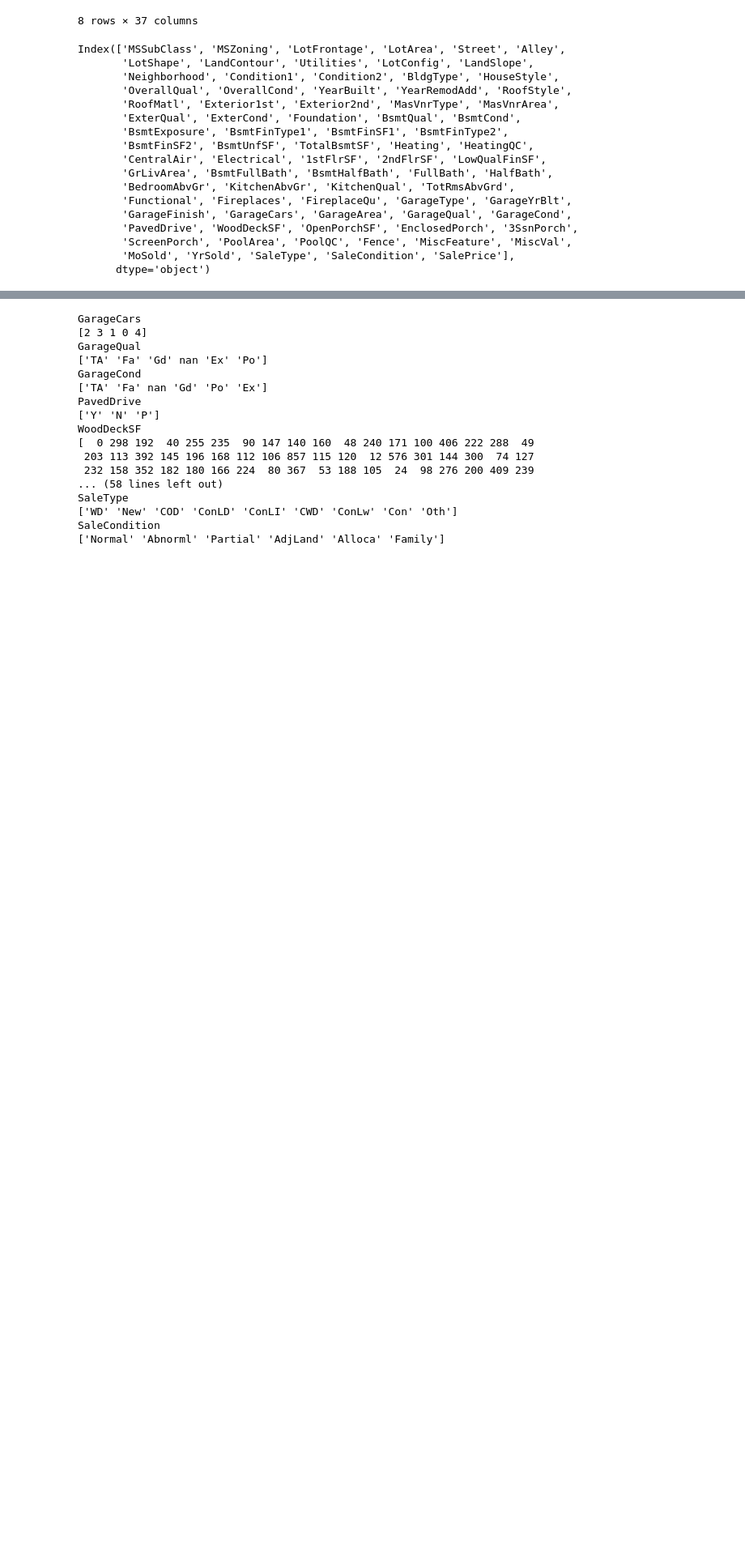
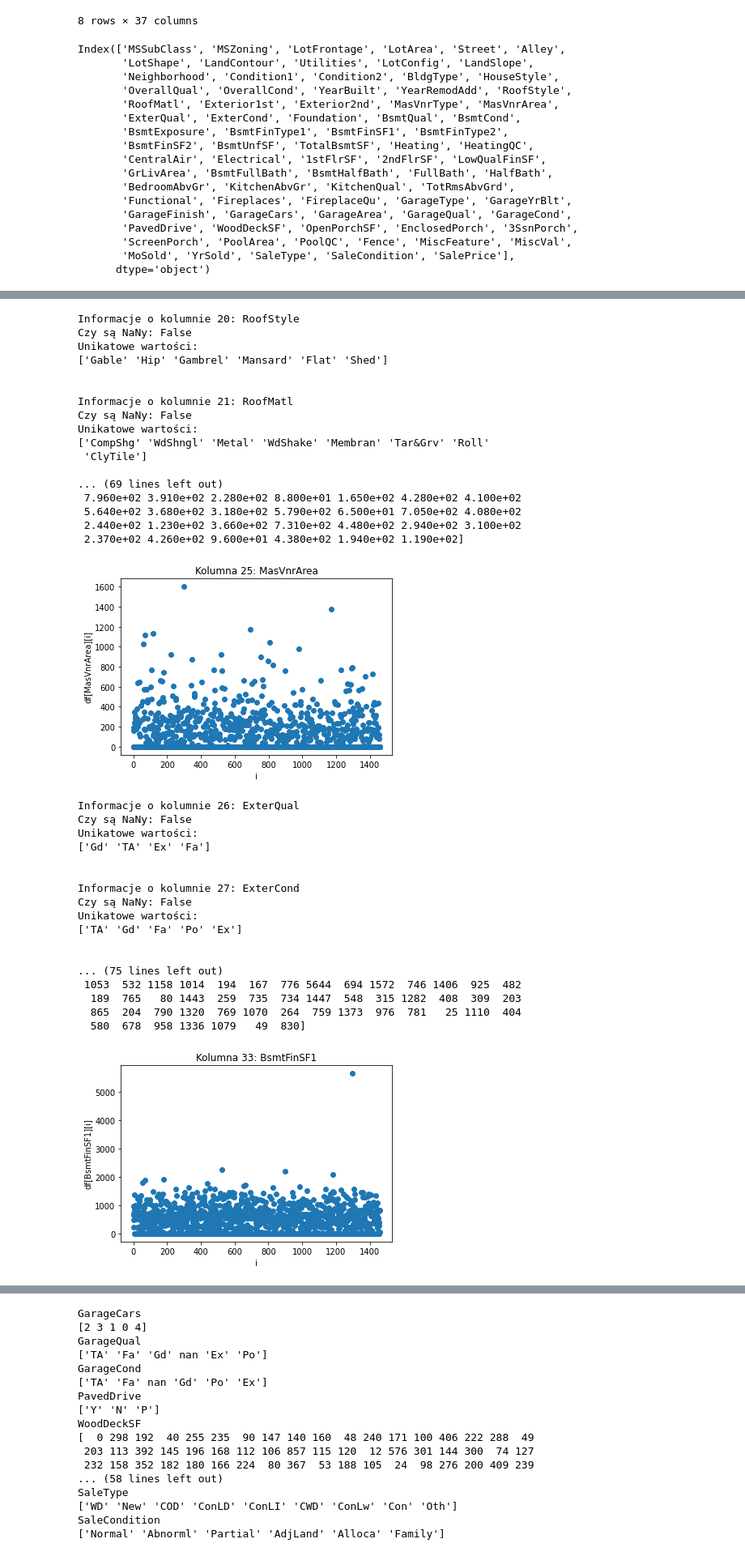
Before and after one commit to jedrexd/WTUM_11_2022, a Jupyter notebook: Projekt.ipynb, the cells around one changed output, grey strips where cells are left out. Shown at 81% size. Cells and saved outputs as stored; diff of their text form; code cells hidden in the pictures; blank space fills up the shorter version.

```diff
--- a/Projekt.ipynb
+++ b/Projekt.ipynb
@@ -72,0 +79,67 @@ Index(['MSSubClass', 'MSZoning', 'LotFrontage', 'LotArea', 'Street', 'Alley',
+# %%
+# kolumny 21-40
+
+col_names_21_40 = df.columns[20:40]
+
+# lista boolean odpowiadajaca na pytanie czy tworzyc wykres scatter do danej kolumny (czyli czy jest ona ciagla)
+paint = {col: 0 for col in df.columns[20:40]}
+# recznie wpisuje ktore rysowac bo nie umiem inaczej xd
+paint['MasVnrArea'] = 1
+paint['BsmtFinSF1'] = 1
+paint['BsmtFinSF2'] = 1
+paint['BsmtUnfSF'] = 1
+paint['TotalBsmtSF'] = 1
+
+# wypisanie informacji o NaNach, unikatowych wartości oraz wykresow
+i = 20
+for col in col_names_21_40:
+  print(f'Informacje o kolumnie {i}: {col}')
+  print(f'Czy są NaNy: {df[col].isnull().values.any()}')
+  print(f'Unikatowe wartości:')
+  print(df[col].unique())
+  if paint[col]:
+    plt.scatter(range(0,len(df[col])), df[col].fillna(df[col].mode()))
+    plt.xlabel('i')
+    plt.ylabel(f'df[{col}][i]')
+    plt.title(f'Kolumna {i}: {col}')
+    plt.show()
+  print('')
+  print('')
+  i += 1
+# %% [output]
+Informacje o kolumnie 20: RoofStyle
+Czy są NaNy: False
+Unikatowe wartości:
+['Gable' 'Hip' 'Gambrel' 'Mansard' 'Flat' 'Shed']
+
+
+Informacje o kolumnie 21: RoofMatl
+Czy są NaNy: False
+Unikatowe wartości:
+['CompShg' 'WdShngl' 'Metal' 'WdShake' 'Membran' 'Tar&Grv' 'Roll'
+ 'ClyTile']
+
+... (69 lines left out)
+ 7.960e+02 3.910e+02 2.280e+02 8.800e+01 1.650e+02 4.280e+02 4.100e+02
+ 5.640e+02 3.680e+02 3.180e+02 5.790e+02 6.500e+01 7.050e+02 4.080e+02
+ 2.440e+02 1.230e+02 3.660e+02 7.310e+02 4.480e+02 2.940e+02 3.100e+02
+ 2.370e+02 4.260e+02 9.600e+01 4.380e+02 1.940e+02 1.190e+02]
+[figure, added]
+Informacje o kolumnie 26: ExterQual
+Czy są NaNy: False
+Unikatowe wartości:
+['Gd' 'TA' 'Ex' 'Fa']
+
+
+Informacje o kolumnie 27: ExterCond
+Czy są NaNy: False
+Unikatowe wartości:
+['TA' 'Gd' 'Fa' 'Po' 'Ex']
+
+
+... (75 lines left out)
+ 1053  532 1158 1014  194  167  776 5644  694 1572  746 1406  925  482
+  189  765   80 1443  259  735  734 1447  548  315 1282  408  309  203
+  865  204  790 1320  769 1070  264  759 1373  976  781   25 1110  404
+  580  678  958 1336 1079   49  830]
+[figure, added]
```
Also changed, not shown: parts of 11 cells of this notebook.
